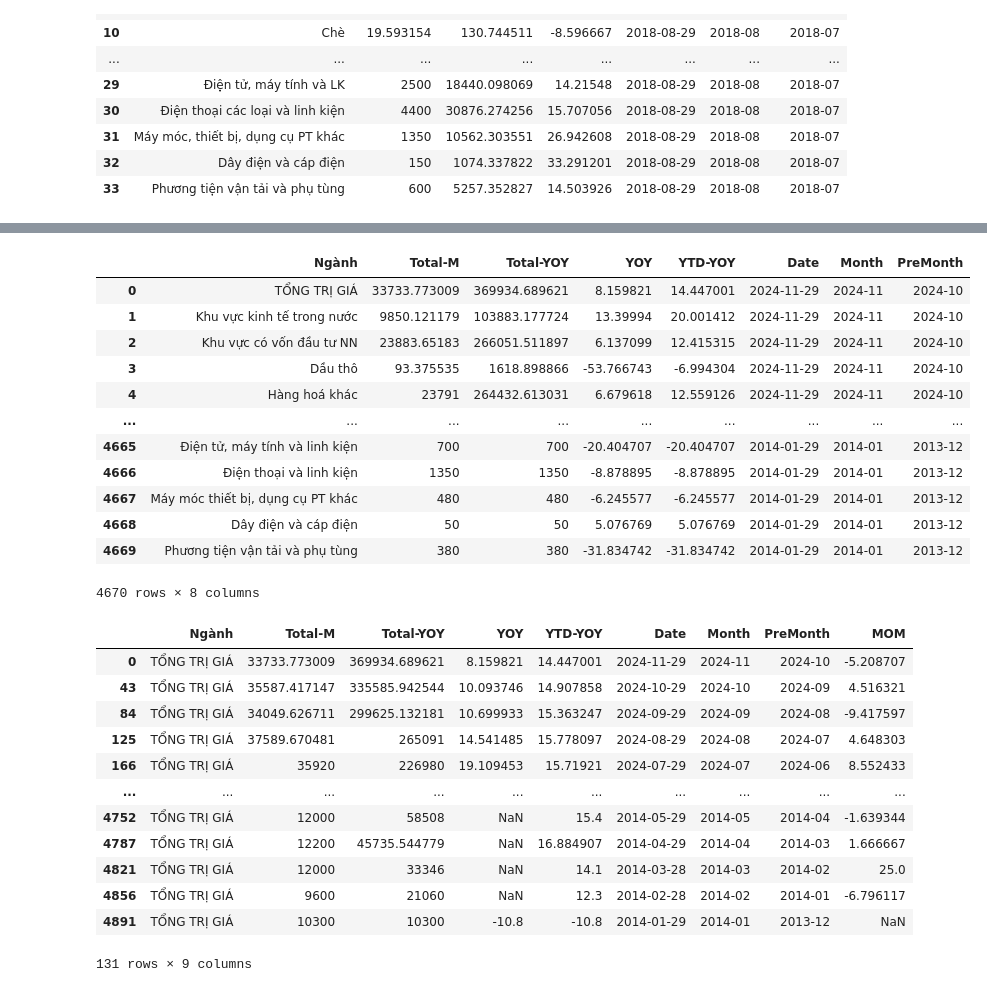
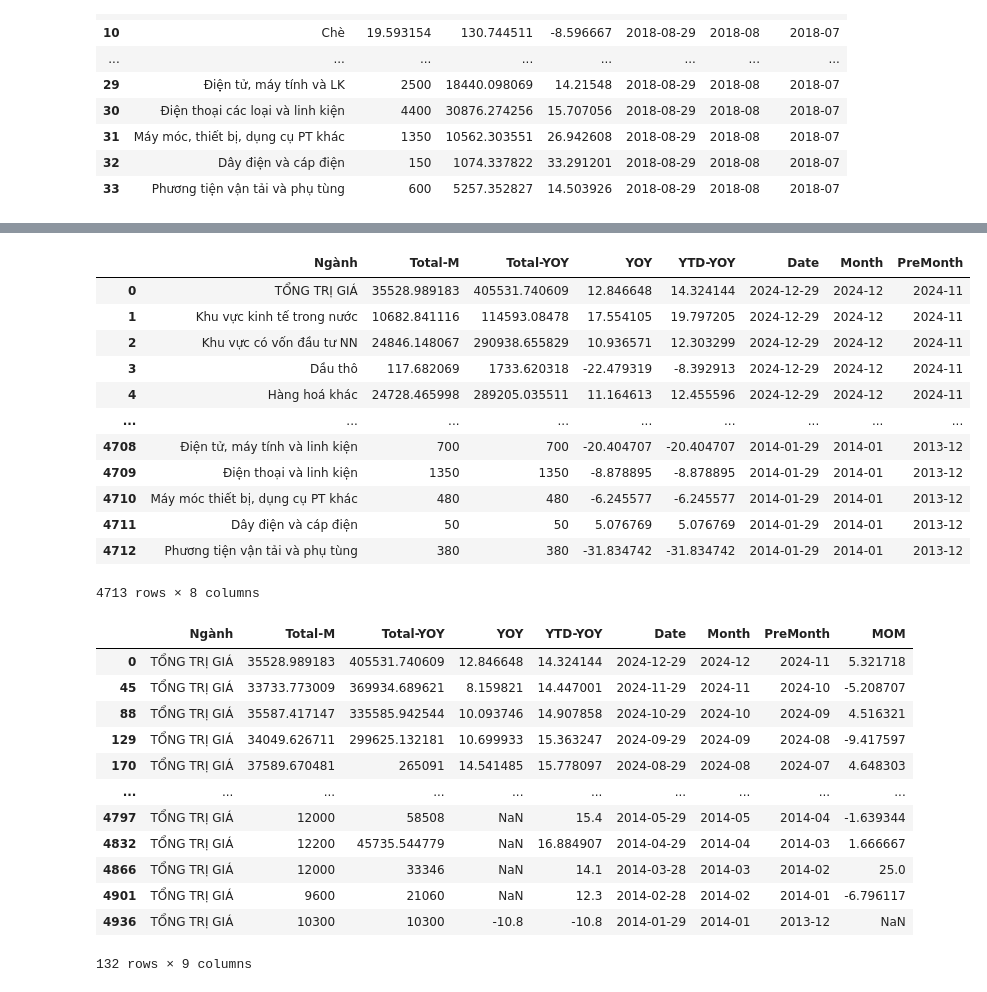
Before and after one commit to hiennguyen9874/vn-macroeconomics, a Jupyter notebook: notebooks/XK.ipynb, the cells around one changed output, grey strips where cells are left out. Drawn from its saved outputs; the diff is of its cells as text; code cells hidden in the pictures.

```diff
--- a/notebooks/XK.ipynb
+++ b/notebooks/XK.ipynb
@@ -363,45 +363,48 @@ convert_nganh = {
     "Điện thoại và LK": "Điện thoại và linh kiện",
     "Máy móc thiết bị, DC PT khác": "Máy móc thiết bị, dụng cụ PT khác",
     "Than đá": "Than đá",
     "Nguyên phụ liệu dệt may, da giầy": "Nguyên phụ liệu dệt, may, da, giày",
     "Đá quý, KL quý và sản phẩm": "Đá quý, KL quý và sản phẩm",
     "Sản phẩm nội thất từ chất liệu khác gỗ": "SP nội thất từ chất liệu khác gỗ",
     "TỔNG TRỊ GIÁ (*)": "TỔNG TRỊ GIÁ",
     "Sản phẩm mây tre, cói, thảm": "Sản phẩm mây tre, cói, thảm",
     "Sản phẩm gốm sứ": "Sản phẩm gốm sứ",
     "Máy móc thiết bị, dụng cụ PT": "Máy móc thiết bị, dụng cụ PT khác",
     "Điện thoại các loại và linh kiện": "Điện thoại và linh kiện",
     "Máy móc, thiết bị, dụng cụ PT khác": "Máy móc thiết bị, dụng cụ PT khác",
     "Sản phẩm chất dẻo": "Sản phẩm từ chất dẻo",
     "Máy móc, thiết bị, DC, PT khác": "Máy móc thiết bị, dụng cụ PT khác",
     "Hàng dệt, may": "Dệt, may",
     "Máy móc, thiết bị, dụng cụ PT": "Máy móc thiết bị, dụng cụ PT khác",
     "TỔNG TRỊ GIÁ(*)": "TỔNG TRỊ GIÁ",
     "Điện tử, máy tính": "Điện tử, máy tính và linh kiện",
     "Máy móc, thiết bị, dụng cụ, phụ tùng khác": "Máy móc thiết bị, dụng cụ PT khác",
     "Bánh kẹo và các sản phẩm từ ngũ cốc": "Bánh kẹo và các sản phẩm từ ngũ cốc",
     "Thủy tinh và các sản phẩm từ thủy tinh": "Thủy tinh và các sản phẩm từ thủy tinh",
+    "Thức ăn gia súc và nguyên liệu": "Thức ăn gia súc và nguyên liệu",
+    "SP hóa chất": "Sản phẩm hóa chất",
+    "Sản phẩm từ cao su": "Sản phẩm từ cao su",
 }
 
 for pl in dfs_xk["Ngành"].unique().tolist():
     assert pl in convert_nganh.keys(), pl
 
 dfs_xk["Ngành"] = dfs_xk["Ngành"].map(convert_nganh)
 dfs_xk
 # %% [output]
 |  | Ngành | Total-M | Total-YOY | YOY | YTD-YOY | Date | Month | PreMonth |
-| 0 | TỔNG TRỊ GIÁ | 33733.773009 | 369934.689621 | 8.159821 | 14.447001 | 2024-11-29 | 2024-11 | 2024-10 |
-| 1 | Khu vực kinh tế trong nước | 9850.121179 | 103883.177724 | 13.39994 | 20.001412 | 2024-11-29 | 2024-11 | 2024-10 |
-| 2 | Khu vực có vốn đầu tư NN | 23883.65183 | 266051.511897 | 6.137099 | 12.415315 | 2024-11-29 | 2024-11 | 2024-10 |
-| 3 | Dầu thô | 93.375535 | 1618.898866 | -53.766743 | -6.994304 | 2024-11-29 | 2024-11 | 2024-10 |
-| 4 | Hàng hoá khác | 23791 | 264432.613031 | 6.679618 | 12.559126 | 2024-11-29 | 2024-11 | 2024-10 |
+| 0 | TỔNG TRỊ GIÁ | 35528.989183 | 405531.740609 | 12.846648 | 14.324144 | 2024-12-29 | 2024-12 | 2024-11 |
+| 1 | Khu vực kinh tế trong nước | 10682.841116 | 114593.08478 | 17.554105 | 19.797205 | 2024-12-29 | 2024-12 | 2024-11 |
+| 2 | Khu vực có vốn đầu tư NN | 24846.148067 | 290938.655829 | 10.936571 | 12.303299 | 2024-12-29 | 2024-12 | 2024-11 |
+| 3 | Dầu thô | 117.682069 | 1733.620318 | -22.479319 | -8.392913 | 2024-12-29 | 2024-12 | 2024-11 |
+| 4 | Hàng hoá khác | 24728.465998 | 289205.035511 | 11.164613 | 12.455596 | 2024-12-29 | 2024-12 | 2024-11 |
 | ... | ... | ... | ... | ... | ... | ... | ... | ... |
-| 4665 | Điện tử, máy tính và linh kiện | 700 | 700 | -20.404707 | -20.404707 | 2014-01-29 | 2014-01 | 2013-12 |
-| 4666 | Điện thoại và linh kiện | 1350 | 1350 | -8.878895 | -8.878895 | 2014-01-29 | 2014-01 | 2013-12 |
-| 4667 | Máy móc thiết bị, dụng cụ PT khác | 480 | 480 | -6.245577 | -6.245577 | 2014-01-29 | 2014-01 | 2013-12 |
-| 4668 | Dây điện và cáp điện | 50 | 50 | 5.076769 | 5.076769 | 2014-01-29 | 2014-01 | 2013-12 |
-| 4669 | Phương tiện vận tải và phụ tùng | 380 | 380 | -31.834742 | -31.834742 | 2014-01-29 | 2014-01 | 2013-12 |
+| 4708 | Điện tử, máy tính và linh kiện | 700 | 700 | -20.404707 | -20.404707 | 2014-01-29 | 2014-01 | 2013-12 |
+| 4709 | Điện thoại và linh kiện | 1350 | 1350 | -8.878895 | -8.878895 | 2014-01-29 | 2014-01 | 2013-12 |
+| 4710 | Máy móc thiết bị, dụng cụ PT khác | 480 | 480 | -6.245577 | -6.245577 | 2014-01-29 | 2014-01 | 2013-12 |
+| 4711 | Dây điện và cáp điện | 50 | 50 | 5.076769 | 5.076769 | 2014-01-29 | 2014-01 | 2013-12 |
+| 4712 | Phương tiện vận tải và phụ tùng | 380 | 380 | -31.834742 | -31.834742 | 2014-01-29 | 2014-01 | 2013-12 |
-4670 rows × 8 columns
+4713 rows × 8 columns
 # %%
 
 merge_df = pd.merge(
@@ -438,18 +441,18 @@ dfs_xk = merge_df
 merge_df[merge_df["Ngành"] == "TỔNG TRỊ GIÁ"]
 # %% [output]
 |  | Ngành | Total-M | Total-YOY | YOY | YTD-YOY | Date | Month | PreMonth | MOM |
-| 0 | TỔNG TRỊ GIÁ | 33733.773009 | 369934.689621 | 8.159821 | 14.447001 | 2024-11-29 | 2024-11 | 2024-10 | -5.208707 |
-| 43 | TỔNG TRỊ GIÁ | 35587.417147 | 335585.942544 | 10.093746 | 14.907858 | 2024-10-29 | 2024-10 | 2024-09 | 4.516321 |
-| 84 | TỔNG TRỊ GIÁ | 34049.626711 | 299625.132181 | 10.699933 | 15.363247 | 2024-09-29 | 2024-09 | 2024-08 | -9.417597 |
-| 125 | TỔNG TRỊ GIÁ | 37589.670481 | 265091 | 14.541485 | 15.778097 | 2024-08-29 | 2024-08 | 2024-07 | 4.648303 |
-| 166 | TỔNG TRỊ GIÁ | 35920 | 226980 | 19.109453 | 15.71921 | 2024-07-29 | 2024-07 | 2024-06 | 8.552433 |
+| 0 | TỔNG TRỊ GIÁ | 35528.989183 | 405531.740609 | 12.846648 | 14.324144 | 2024-12-29 | 2024-12 | 2024-11 | 5.321718 |
+| 45 | TỔNG TRỊ GIÁ | 33733.773009 | 369934.689621 | 8.159821 | 14.447001 | 2024-11-29 | 2024-11 | 2024-10 | -5.208707 |
+| 88 | TỔNG TRỊ GIÁ | 35587.417147 | 335585.942544 | 10.093746 | 14.907858 | 2024-10-29 | 2024-10 | 2024-09 | 4.516321 |
+| 129 | TỔNG TRỊ GIÁ | 34049.626711 | 299625.132181 | 10.699933 | 15.363247 | 2024-09-29 | 2024-09 | 2024-08 | -9.417597 |
+| 170 | TỔNG TRỊ GIÁ | 37589.670481 | 265091 | 14.541485 | 15.778097 | 2024-08-29 | 2024-08 | 2024-07 | 4.648303 |
 | ... | ... | ... | ... | ... | ... | ... | ... | ... | ... |
-| 4752 | TỔNG TRỊ GIÁ | 12000 | 58508 | NaN | 15.4 | 2014-05-29 | 2014-05 | 2014-04 | -1.639344 |
-| 4787 | TỔNG TRỊ GIÁ | 12200 | 45735.544779 | NaN | 16.884907 | 2014-04-29 | 2014-04 | 2014-03 | 1.666667 |
-| 4821 | TỔNG TRỊ GIÁ | 12000 | 33346 | NaN | 14.1 | 2014-03-28 | 2014-03 | 2014-02 | 25.0 |
-| 4856 | TỔNG TRỊ GIÁ | 9600 | 21060 | NaN | 12.3 | 2014-02-28 | 2014-02 | 2014-01 | -6.796117 |
-| 4891 | TỔNG TRỊ GIÁ | 10300 | 10300 | -10.8 | -10.8 | 2014-01-29 | 2014-01 | 2013-12 | NaN |
+| 4797 | TỔNG TRỊ GIÁ | 12000 | 58508 | NaN | 15.4 | 2014-05-29 | 2014-05 | 2014-04 | -1.639344 |
+| 4832 | TỔNG TRỊ GIÁ | 12200 | 45735.544779 | NaN | 16.884907 | 2014-04-29 | 2014-04 | 2014-03 | 1.666667 |
+| 4866 | TỔNG TRỊ GIÁ | 12000 | 33346 | NaN | 14.1 | 2014-03-28 | 2014-03 | 2014-02 | 25.0 |
+| 4901 | TỔNG TRỊ GIÁ | 9600 | 21060 | NaN | 12.3 | 2014-02-28 | 2014-02 | 2014-01 | -6.796117 |
+| 4936 | TỔNG TRỊ GIÁ | 10300 | 10300 | -10.8 | -10.8 | 2014-01-29 | 2014-01 | 2013-12 | NaN |
-131 rows × 9 columns
+132 rows × 9 columns
 # %%
 dfs_xk.to_csv("../csv/xk.csv")
 # %%
```
Also changed, not shown: parts of 1 cell of this notebook, 14 other files.
